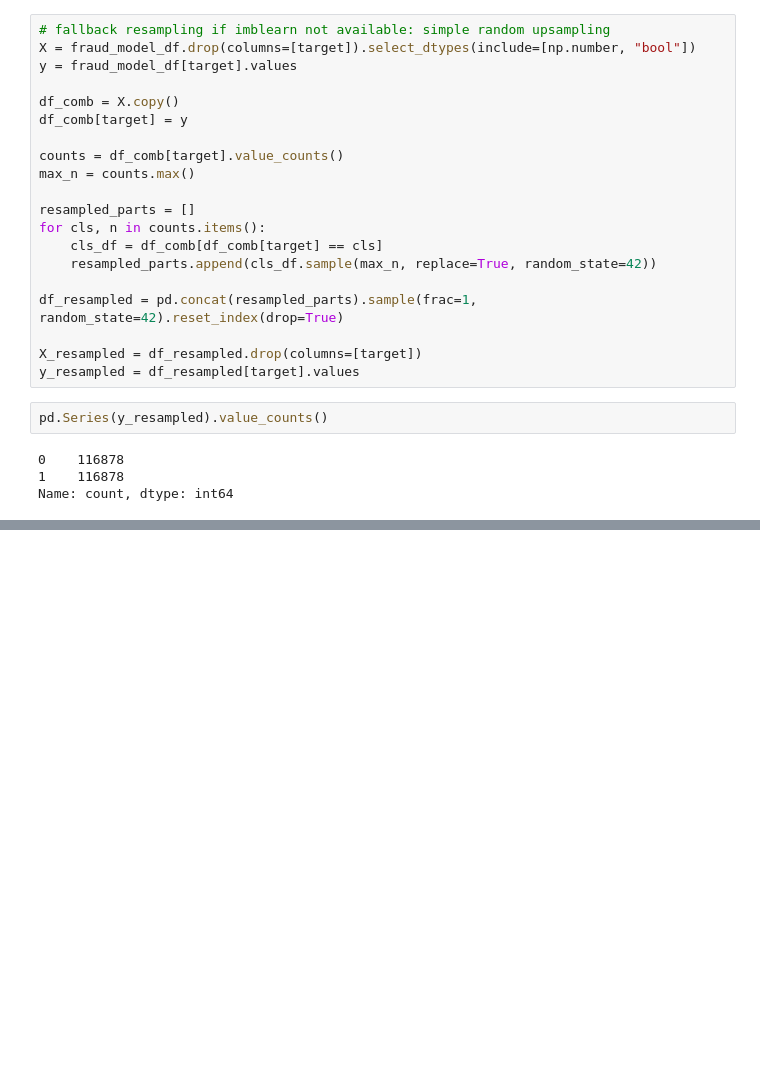
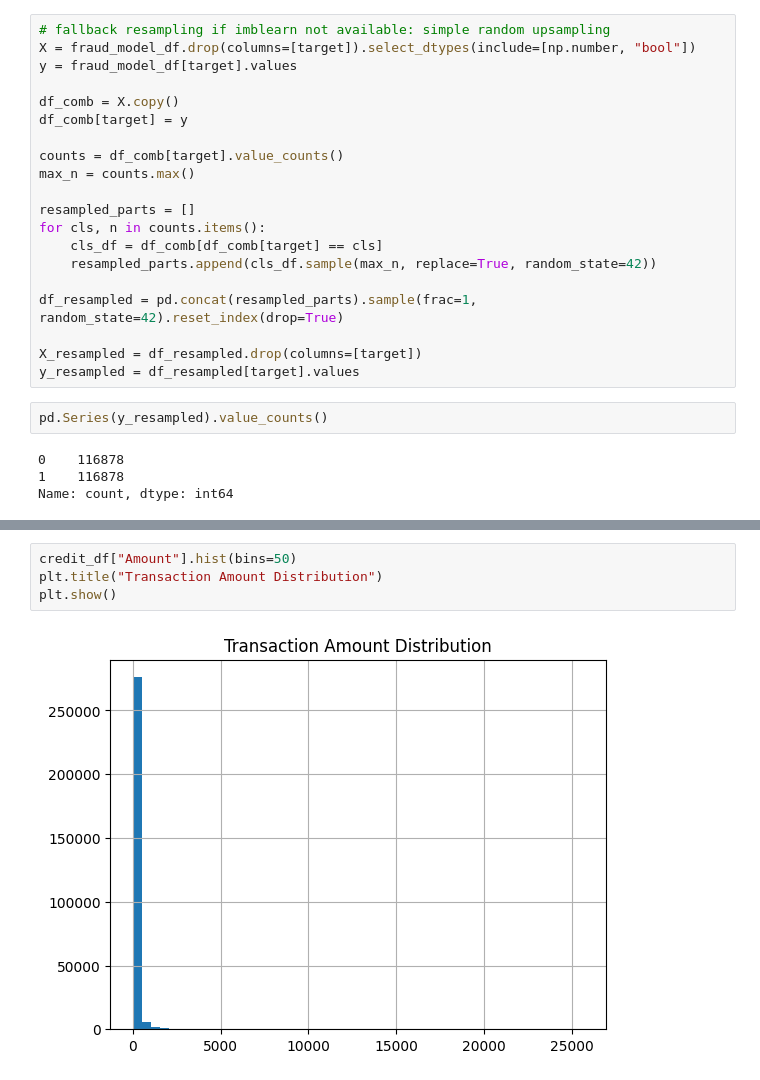
Before and after one commit to Josh747do/fraud-detection, a Jupyter notebook: notebooks/eda-fraud-data.ipynb, the cells around one changed output, grey strips where cells are left out. Cells and saved outputs as stored; diff of their text form; blank space fills up the shorter version.

```diff
--- a/notebooks/eda-fraud-data.ipynb
+++ b/notebooks/eda-fraud-data.ipynb
@@ -286,0 +333,6 @@ Name: count, dtype: int64
+# %%
+credit_df["Amount"].hist(bins=50)
+plt.title("Transaction Amount Distribution")
+plt.show()
+# %% [output]
+[figure, added]
```
Also changed, not shown: parts of 8 cells of this notebook.
